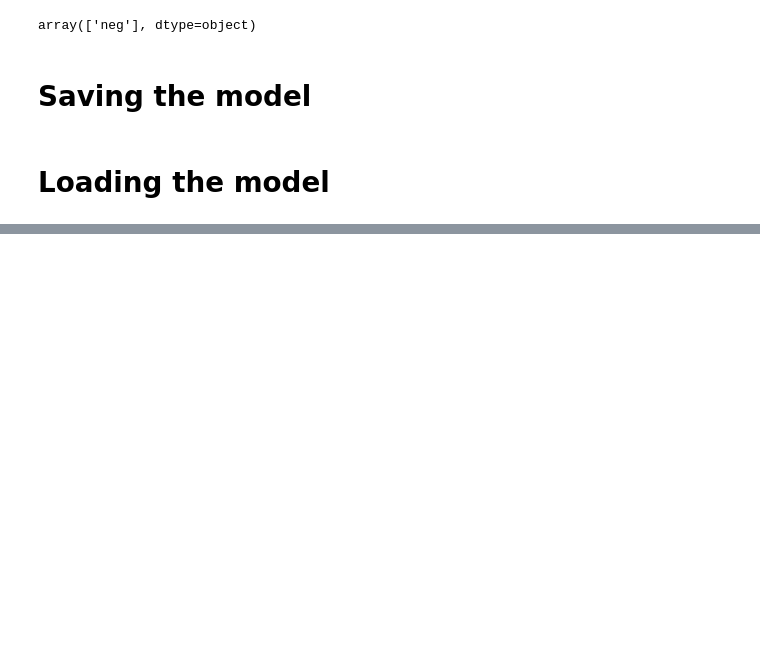
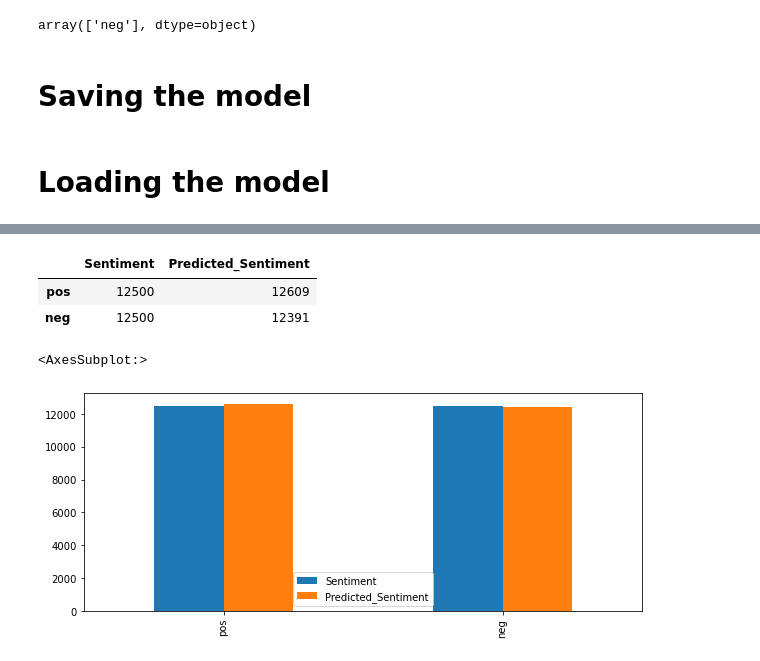
Before and after one commit to godwinnwalozie/IMDB-Movie-Reviews-Sentiment-Analysis-50k, a Jupyter notebook: sentiment_analysis_sklearn.ipynb, the cells around one changed output, grey strips where cells are left out. Saved outputs shown, nothing was run; the diff lists cells and outputs as text; code cells hidden in the pictures; blank space fills up the shorter version.

```diff
--- a/sentiment_analysis_sklearn.ipynb
+++ b/sentiment_analysis_sklearn.ipynb
@@ -153,0 +220,2 @@ TypeError: load() takes exactly 1 positional argument (2 given)
+# %%
+testing_dataset = pd.concat([df_test, df_testing], ignore_index = False, axis =1)
@@ -153,0 +231,18 @@ TypeError: load() takes exactly 1 positional argument (2 given)
+# %%
+original = testing_dataset.Sentiment.value_counts()
+# %%
+predicted = testing_dataset.Predicted_Sentiment.value_counts()
+# %%
+conc = pd.concat ([original,predicted], axis = 1)
+# %%
+conc
+# %% [output]
+|  | Sentiment | Predicted_Sentiment |
+| pos | 12500 | 12609 |
+| neg | 12500 | 12391 |
+# %%
+fig,ax = plt.subplots(figsize = (10,4))
+conc.plot(kind ='bar', ax= ax)
+# %% [output]
+<AxesSubplot:>
+[figure, added]
```
Also changed, not shown: parts of 22 cells of this notebook.
